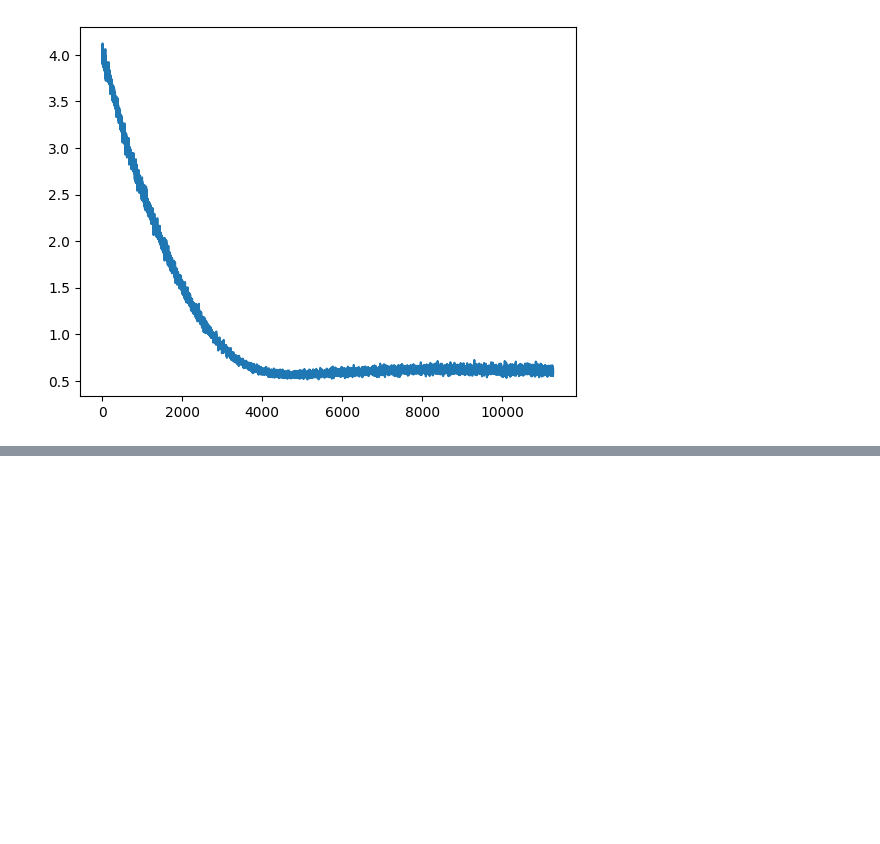
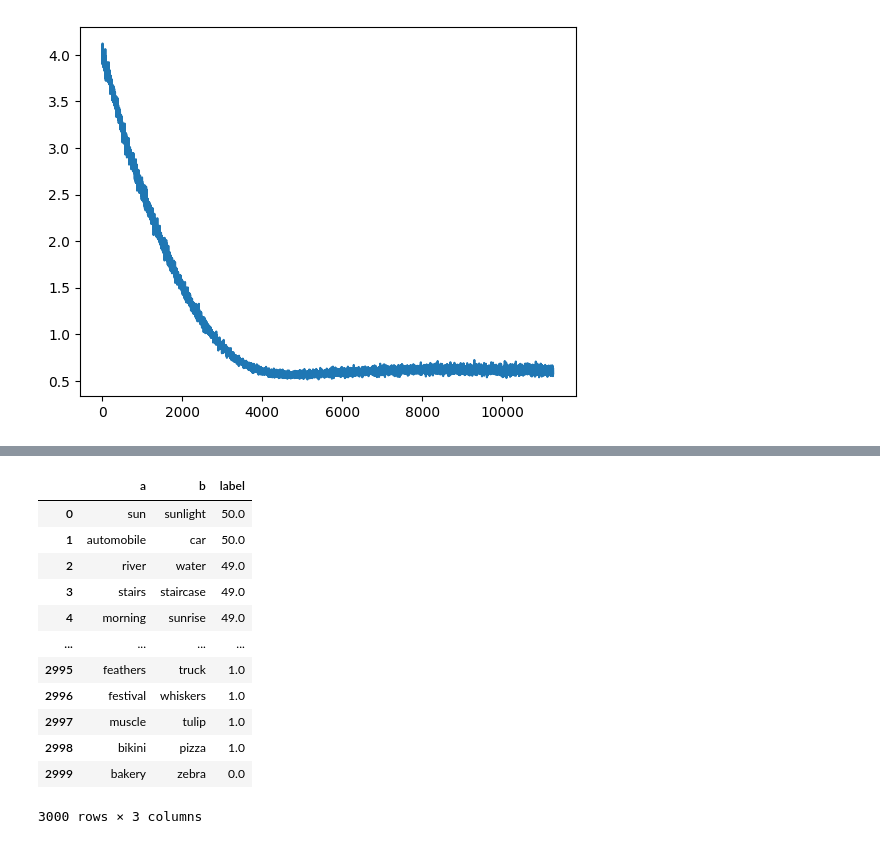
Before and after one commit to PaulLerner/aivancity_nlp, a Jupyter notebook: pw1_embedding.ipynb, the cells around one changed output, grey strips where cells are left out. Drawn from its saved outputs; the diff is of its cells as text; code cells hidden in the pictures; blank space fills up the shorter version.

```diff
--- a/pw1_embedding.ipynb
+++ b/pw1_embedding.ipynb
@@ -321,0 +525,18 @@ plt.plot(losses)
+# %%
+dataset = pd.read_csv("MEN/MEN_dataset_natural_form_full", delimiter=" ",names=["a","b","label"])
+# %%
+dataset
+# %% [output]
+|  | a | b | label |
+| 0 | sun | sunlight | 50.0 |
+| 1 | automobile | car | 50.0 |
+| 2 | river | water | 49.0 |
+| 3 | stairs | staircase | 49.0 |
+| 4 | morning | sunrise | 49.0 |
+| ... | ... | ... | ... |
+| 2995 | feathers | truck | 1.0 |
+| 2996 | festival | whiskers | 1.0 |
+| 2997 | muscle | tulip | 1.0 |
+| 2998 | bikini | pizza | 1.0 |
+| 2999 | bakery | zebra | 0.0 |
+3000 rows × 3 columns
```
Also changed, not shown: parts of 50 cells of this notebook.
